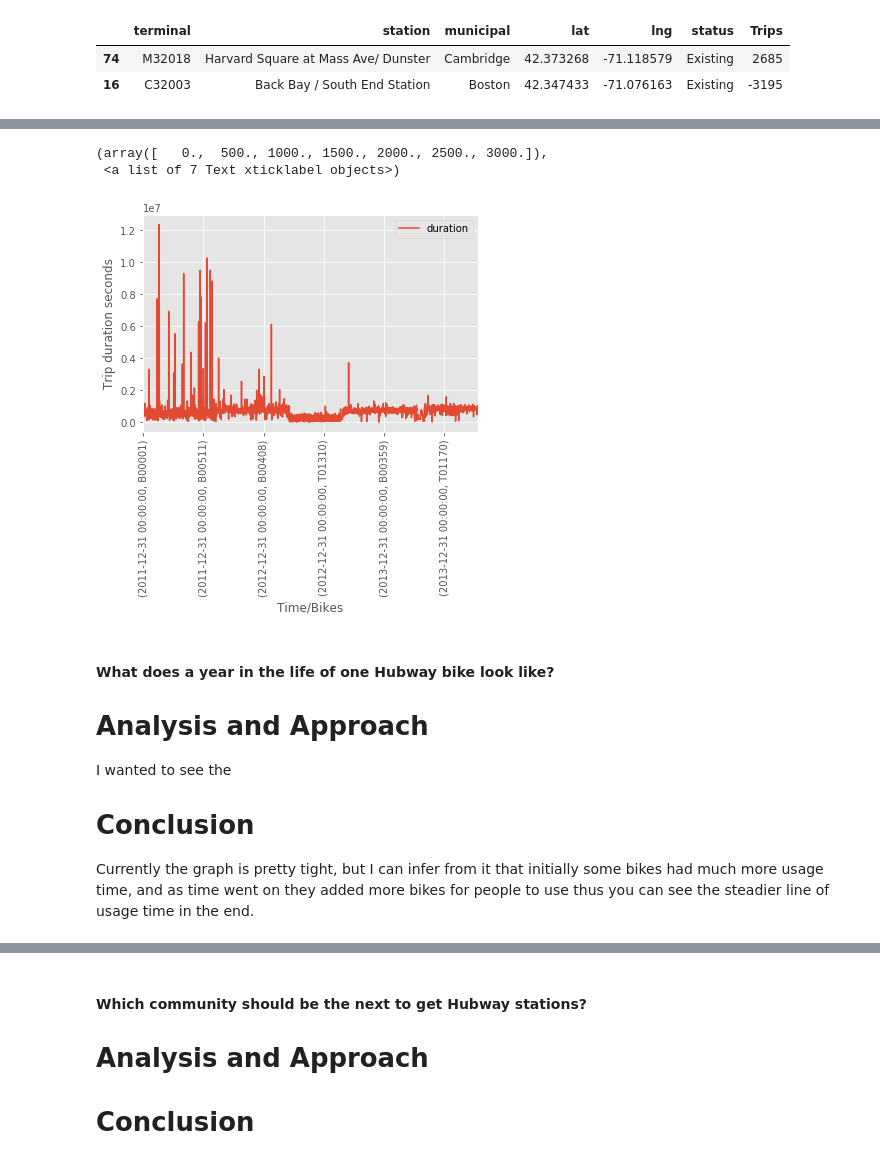
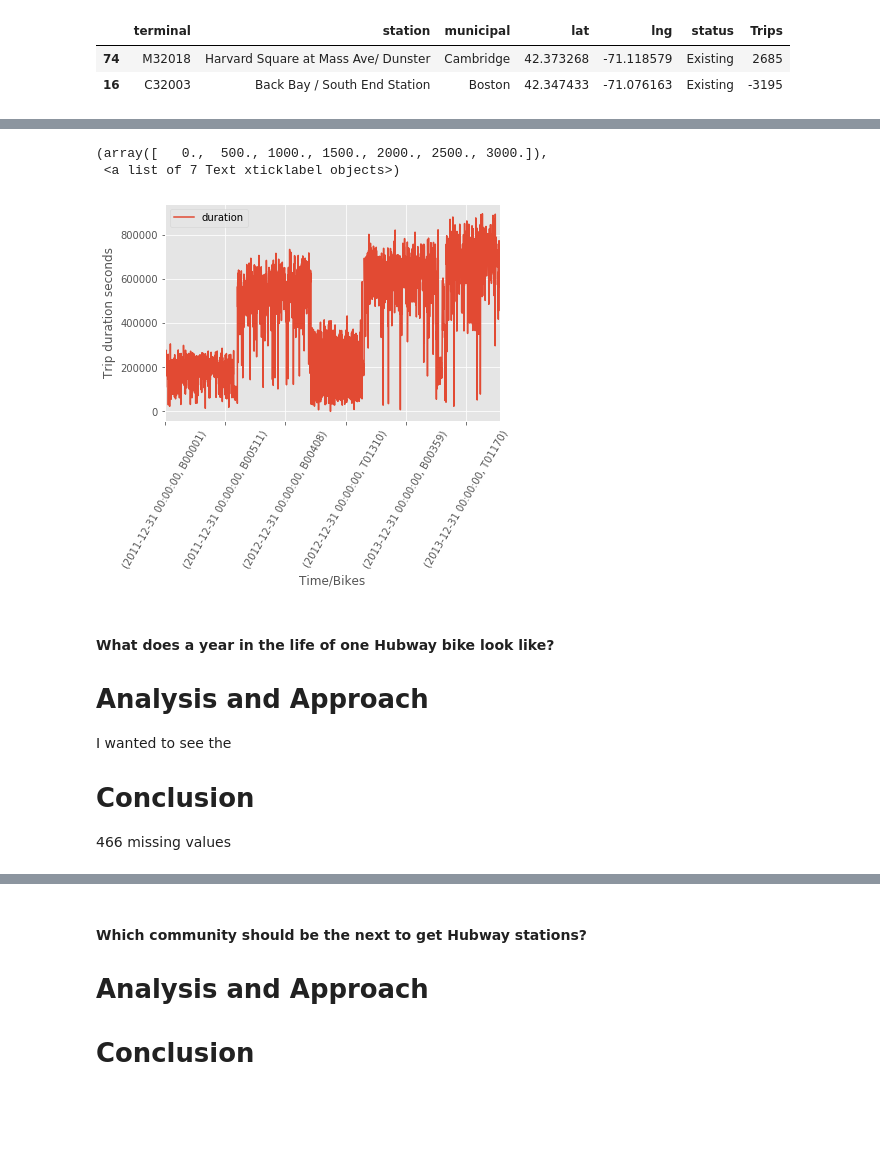
Before and after one commit to jisanos/Hubway-Data-Visualization-Challenge, a Jupyter notebook: Exam_Script.ipynb, the cells around one changed output, grey strips where cells are left out. Saved outputs shown, nothing was run; the diff lists cells and outputs as text; code cells hidden in the pictures; blank space fills up the shorter version.

```diff
--- a/Exam_Script.ipynb
+++ b/Exam_Script.ipynb
@@ -635,9 +640,16 @@ Bike_trips_fill=Trips[['bike_nr','start_date','duration']].fillna(method='ffill'
+# %%
+#Only grabbing bike number, start dates and duratiion
+Bike_trips_fill=Trips[['bike_nr','start_date','duration']]
 # %%
 #setting the index by Bike number and start date
 Total_trip_time_per_bike = Bike_trips_fill.set_index(['bike_nr','start_date'])
 Total_trip_time_per_bike = Total_trip_time_per_bike.sort_index()
 
-#Summing the duration of each bike per year per bike
+#Only grabbing trips that were at most an hour long
+
+Total_trip_time_per_bike = Total_trip_time_per_bike.loc[(Total_trip_time_per_bike.duration > 0) &
+                                                        (Total_trip_time_per_bike.duration < 3600)]
+#Summing the trip duration taken on each bike
 Total_trip_time_per_bike_year = Total_trip_time_per_bike.groupby([pd.Grouper(level='start_date', freq='Y'),pd.Grouper(level='bike_nr')]).sum()
 # %%
 Total_trip_time_per_bike_year.head()
@@ -658,12 +680,12 @@ Total_trip_time_per_bike_year[Total_trip_time_per_bike_year.duration == Total_tr
 # %%
 Total_trip_time_per_bike_year.plot()
 plt.ylabel('Trip duration seconds')
 plt.xlabel('Time/Bikes')
-plt.xticks(rotation='vertical')
+plt.xticks(rotation=60)
 # %% [output]
 (array([   0.,  500., 1000., 1500., 2000., 2500., 3000.]),
  <a list of 7 Text xticklabel objects>)
-[figure, old version]
+[figure, new version]
 # %% [markdown]
 #### What does a year in the life of one Hubway bike look like?
 
@@ -672,7 +694,6 @@ plt.xticks(rotation='vertical')
 I wanted to see the
 
 # Conclusion
-
-Currently the graph is pretty tight, but I can infer from it that initially some bikes had much more usage time, and as time went on they added more bikes for people to use thus you can see the steadier line of usage time in the end.
+466 missing values
 # %%
 #Grouping trips by subscription type and starting station. Counting how many trips
```
Also changed, not shown: parts of 36 cells of this notebook.
